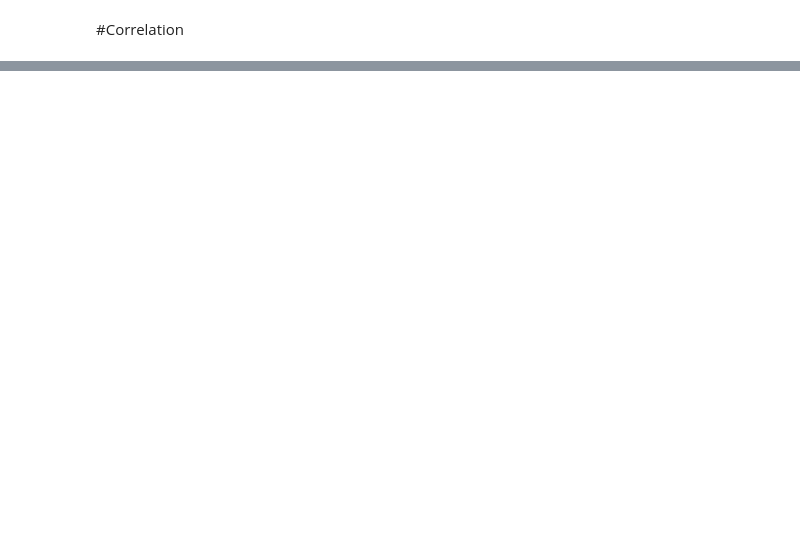
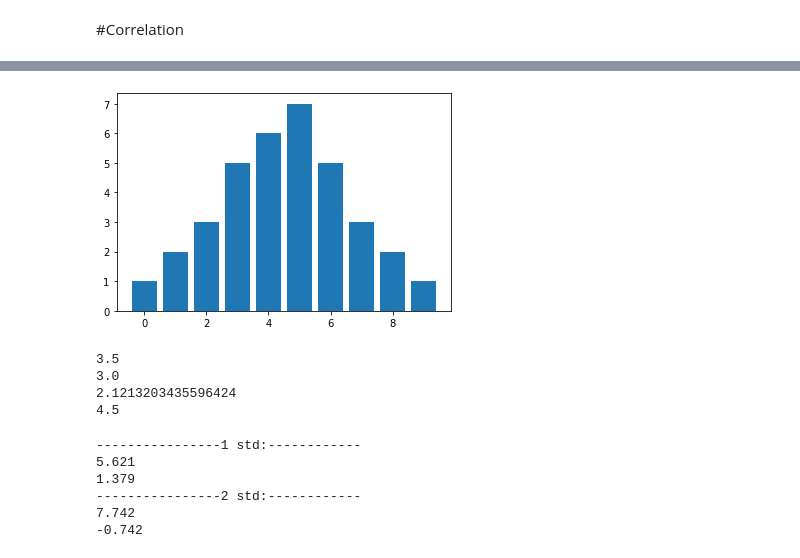
Before and after one commit to lkarjun/data-science-from-scratch, a Jupyter notebook: ChapterFive/Statistics.ipynb, the cells around one changed output, grey strips where cells are left out. Saved outputs shown, nothing was run; the diff lists cells and outputs as text; code cells hidden in the pictures; blank space fills up the shorter version.

```diff
--- a/ChapterFive/Statistics.ipynb
+++ b/ChapterFive/Statistics.ipynb
@@ -179,0 +184,28 @@ daily_minutes_good = [dm / 60 for dm in daily_minutes_good]
+# %%
+a = [1,2,3,5,6,7,5,3,2,1]
+plt.bar(range(len(a)), a)
+plt.show()
+print(mean(a))
+print(median(a))
+print(standard_deviation(a))
+print(variance(a))
+# %% [output]
+[figure, added]
+3.5
+3.0
+2.1213203435596424
+4.5
+# %%
+print('----------------1 std:------------')
+print(3.5+2.121)
+print(3.5-2.121)
+print('----------------2 std:------------')
+print(3.5 + 4.242)
+print(3.5 - 4.242)
+# %% [output]
+----------------1 std:------------
+5.621
+1.379
+----------------2 std:------------
+7.742
+-0.742
```
Also changed, not shown: parts of 13 cells of this notebook.
